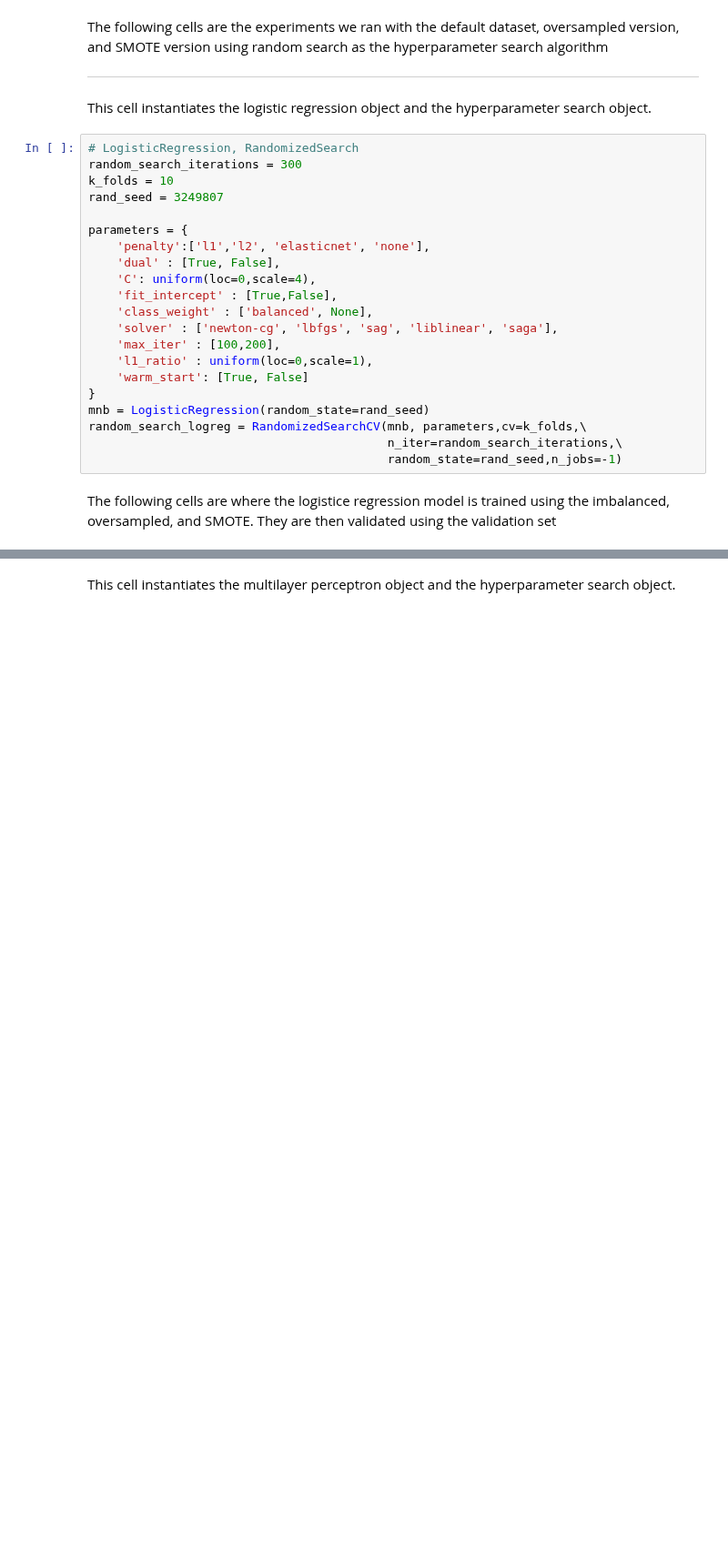
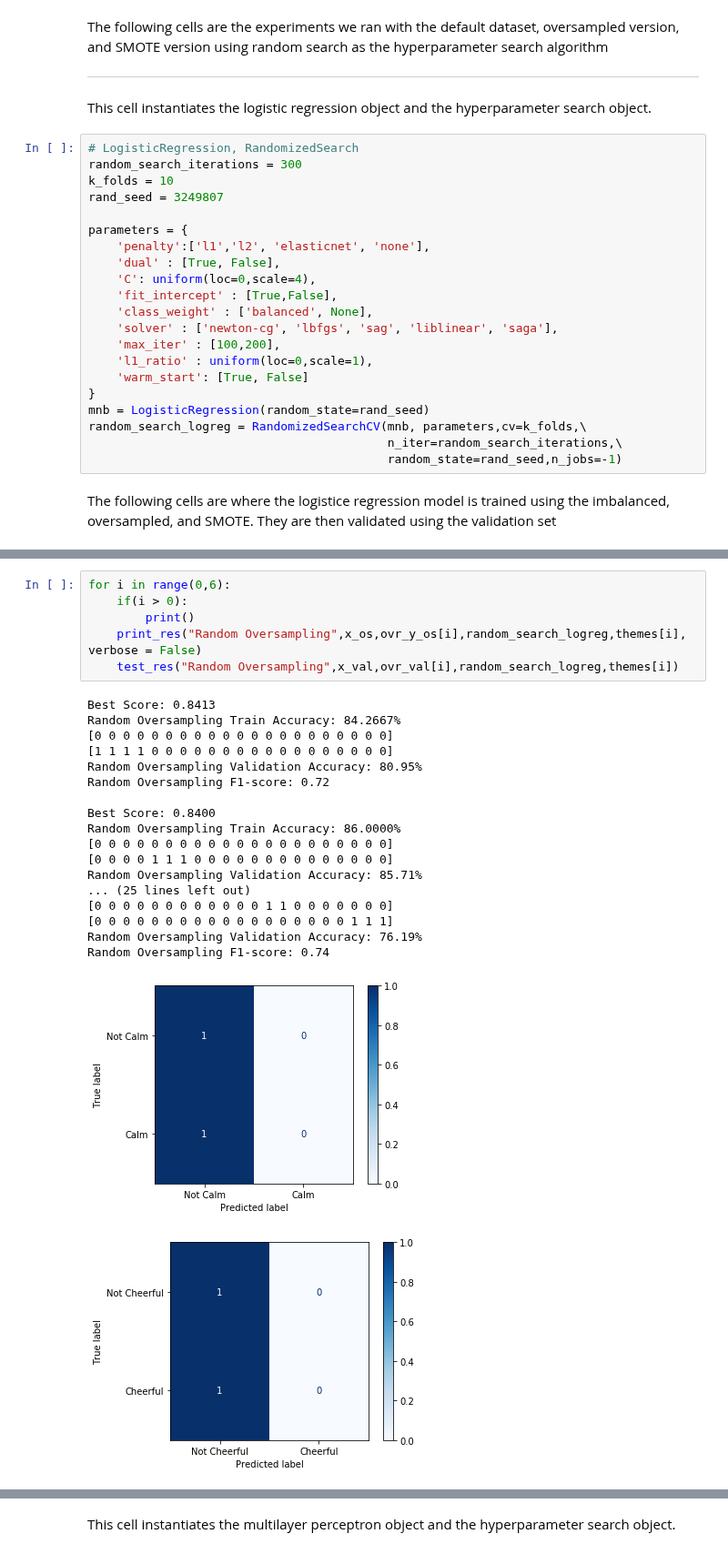
Before and after one commit to gracielnunciob/XLB48, a Jupyter notebook: Notebooks/Training/Logistic Regression Hyperparameter Search.ipynb, the cells around one changed output, grey strips where cells are left out. Shown at 91% size. Cells and saved outputs as stored; diff of their text form; blank space fills up the shorter version.

```diff
--- a/Notebooks/Training/Logistic Regression Hyperparameter Search.ipynb
+++ b/Notebooks/Training/Logistic Regression Hyperparameter Search.ipynb
@@ -108,0 +153,26 @@ test_res("SMOTE",x_val,y_val,random_search_logreg)
+# %%
+for i in range(0,6):
+    if(i > 0):
+        print()
+    print_res("Random Oversampling",x_os,ovr_y_os[i],random_search_logreg,themes[i], verbose = False)
+    test_res("Random Oversampling",x_val,ovr_val[i],random_search_logreg,themes[i])
+# %% [output]
+Best Score: 0.8413
+Random Oversampling Train Accuracy: 84.2667%
+[0 0 0 0 0 0 0 0 0 0 0 0 0 0 0 0 0 0 0 0 0]
+[1 1 1 1 0 0 0 0 0 0 0 0 0 0 0 0 0 0 0 0 0]
+Random Oversampling Validation Accuracy: 80.95%
+Random Oversampling F1-score: 0.72
+
+Best Score: 0.8400
+Random Oversampling Train Accuracy: 86.0000%
+[0 0 0 0 0 0 0 0 0 0 0 0 0 0 0 0 0 0 0 0 0]
+[0 0 0 0 1 1 1 0 0 0 0 0 0 0 0 0 0 0 0 0 0]
+Random Oversampling Validation Accuracy: 85.71%
+... (25 lines left out)
+[0 0 0 0 0 0 0 0 0 0 0 0 1 1 0 0 0 0 0 0 0]
+[0 0 0 0 0 0 0 0 0 0 0 0 0 0 0 0 0 0 1 1 1]
+Random Oversampling Validation Accuracy: 76.19%
+Random Oversampling F1-score: 0.74
+[figure, added]
+[figure, added]
```
Also changed, not shown: parts of 25 cells of this notebook, 1 other file.
